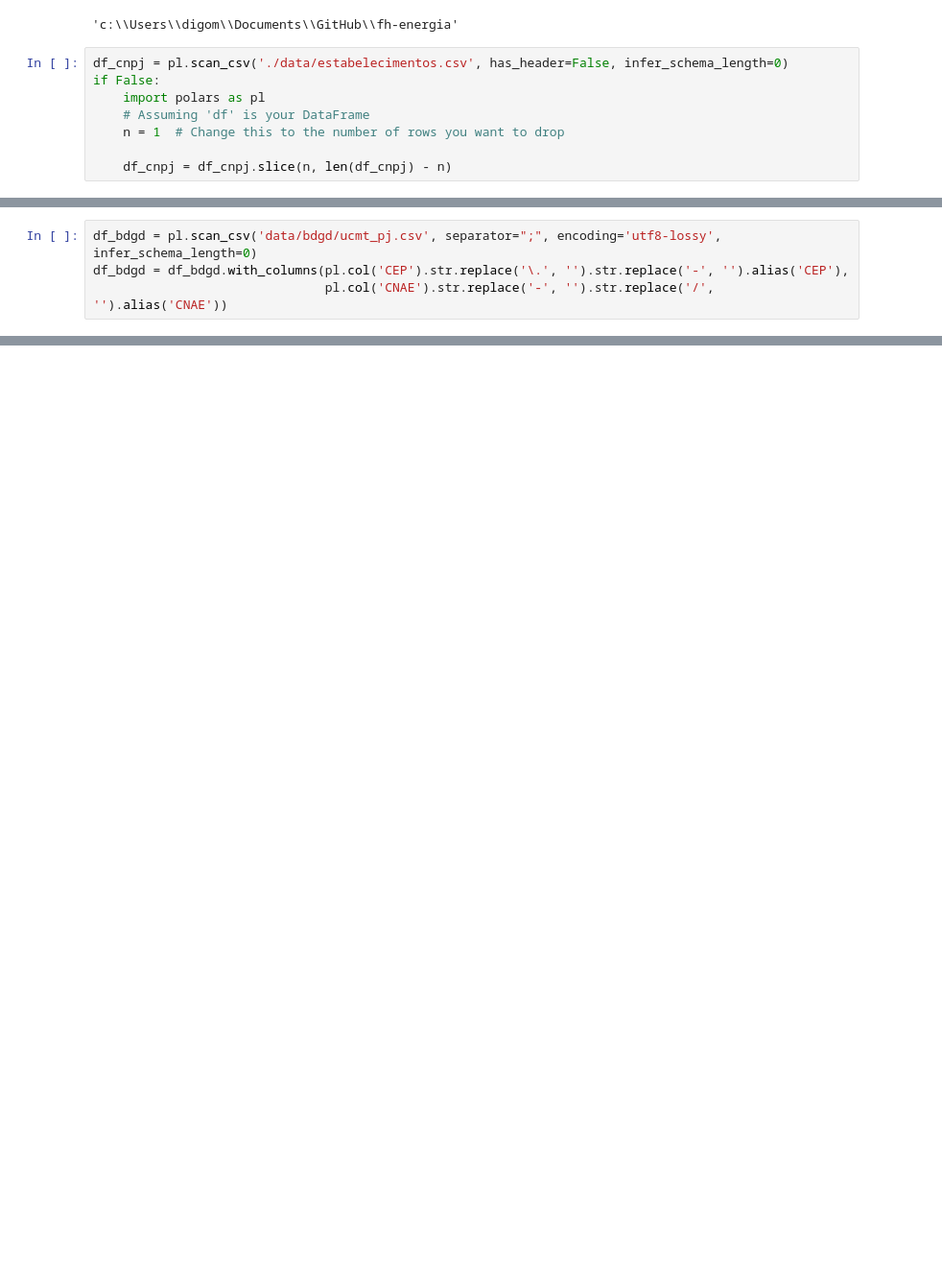
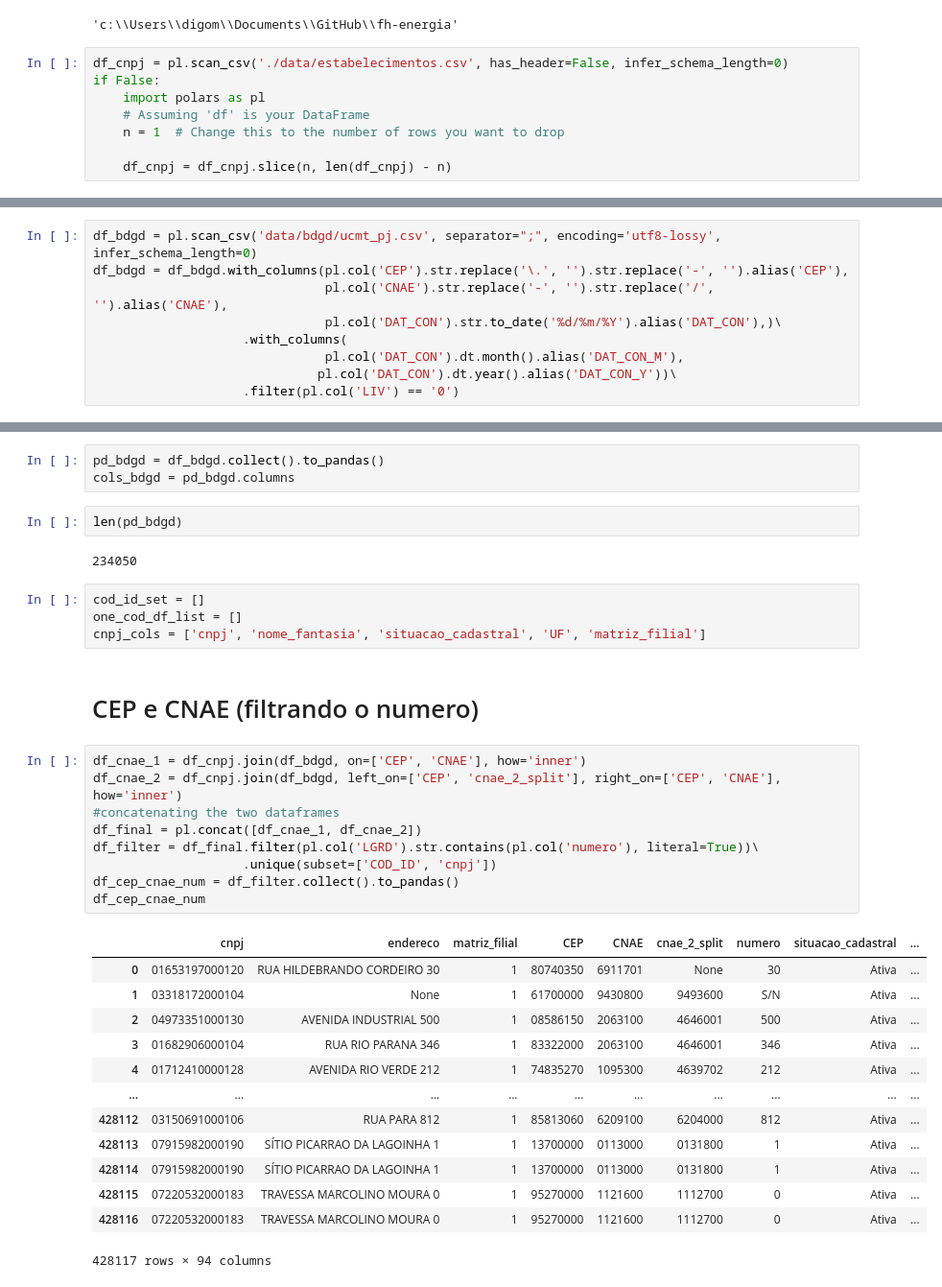
Before and after one commit to rmmaf/fh-energia, a Jupyter notebook: energia.ipynb, the cells around one changed output, grey strips where cells are left out. Shown: that part at 96% size. Drawn from its saved outputs; the diff is of its cells as text; blank space fills up the shorter version.

```diff
--- a/energia.ipynb
+++ b/energia.ipynb
@@ -48,4 +70,9 @@ shape: (5, 6)
 # %%
 df_bdgd = pl.scan_csv('data/bdgd/ucmt_pj.csv', separator=";", encoding='utf8-lossy', infer_schema_length=0)
 df_bdgd = df_bdgd.with_columns(pl.col('CEP').str.replace('\.', '').str.replace('-', '').alias('CEP'),
-                               pl.col('CNAE').str.replace('-', '').str.replace('/', '').alias('CNAE'))
+                               pl.col('CNAE').str.replace('-', '').str.replace('/', '').alias('CNAE'),
+                               pl.col('DAT_CON').str.to_date('%d/%m/%Y').alias('DAT_CON'),)\
+                    .with_columns(
+                               pl.col('DAT_CON').dt.month().alias('DAT_CON_M'),
+                              pl.col('DAT_CON').dt.year().alias('DAT_CON_Y'))\
+                    .filter(pl.col('LIV') == '0')
@@ -92,0 +79,36 @@ shape: (5, 84)
+# %%
+pd_bdgd = df_bdgd.collect().to_pandas()
+cols_bdgd = pd_bdgd.columns
+# %%
+len(pd_bdgd)
+# %% [output]
+234050
+# %%
+cod_id_set = []
+one_cod_df_list = []
+cnpj_cols = ['cnpj', 'nome_fantasia', 'situacao_cadastral', 'UF', 'matriz_filial']
+# %% [markdown]
+# CEP e CNAE (filtrando o numero)
+# %%
+df_cnae_1 = df_cnpj.join(df_bdgd, on=['CEP', 'CNAE'], how='inner')
+df_cnae_2 = df_cnpj.join(df_bdgd, left_on=['CEP', 'cnae_2_split'], right_on=['CEP', 'CNAE'], how='inner')
+#concatenating the two dataframes
+df_final = pl.concat([df_cnae_1, df_cnae_2])
+df_filter = df_final.filter(pl.col('LGRD').str.contains(pl.col('numero'), literal=True))\
+                    .unique(subset=['COD_ID', 'cnpj'])
+df_cep_cnae_num = df_filter.collect().to_pandas()
+df_cep_cnae_num
+# %% [output]
+|  | cnpj | endereco | matriz_filial | CEP | CNAE | cnae_2_split | numero | situacao_cadastral | ... |
+| 0 | 01653197000120 | RUA HILDEBRANDO CORDEIRO 30 | 1 | 80740350 | 6911701 | None | 30 | Ativa | ... |
+| 1 | 03318172000104 | None | 1 | 61700000 | 9430800 | 9493600 | S/N | Ativa | ... |
+| 2 | 04973351000130 | AVENIDA INDUSTRIAL 500 | 1 | 08586150 | 2063100 | 4646001 | 500 | Ativa | ... |
+| 3 | 01682906000104 | RUA RIO PARANA 346 | 1 | 83322000 | 2063100 | 4646001 | 346 | Ativa | ... |
+| 4 | 01712410000128 | AVENIDA RIO VERDE 212 | 1 | 74835270 | 1095300 | 4639702 | 212 | Ativa | ... |
+| ... | ... | ... | ... | ... | ... | ... | ... | ... | ... |
+| 428112 | 03150691000106 | RUA PARA 812 | 1 | 85813060 | 6209100 | 6204000 | 812 | Ativa | ... |
+| 428113 | 07915982000190 | SÍTIO PICARRAO DA LAGOINHA 1 | 1 | 13700000 | 0113000 | 0131800 | 1 | Ativa | ... |
+| 428114 | 07915982000190 | SÍTIO PICARRAO DA LAGOINHA 1 | 1 | 13700000 | 0113000 | 0131800 | 1 | Ativa | ... |
+| 428115 | 07220532000183 | TRAVESSA MARCOLINO MOURA 0 | 1 | 95270000 | 1121600 | 1112700 | 0 | Ativa | ... |
+| 428116 | 07220532000183 | TRAVESSA MARCOLINO MOURA 0 | 1 | 95270000 | 1121600 | 1112700 | 0 | Ativa | ... |
+428117 rows × 94 columns
```
Also changed, not shown: parts of 36 cells of this notebook, 10 other files.
